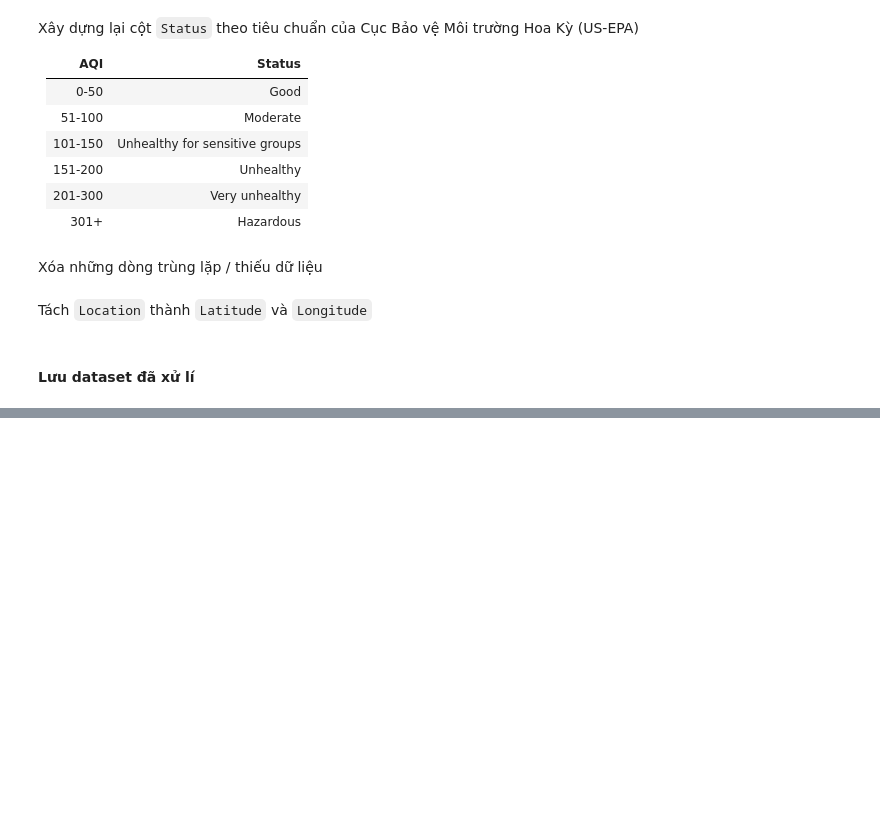
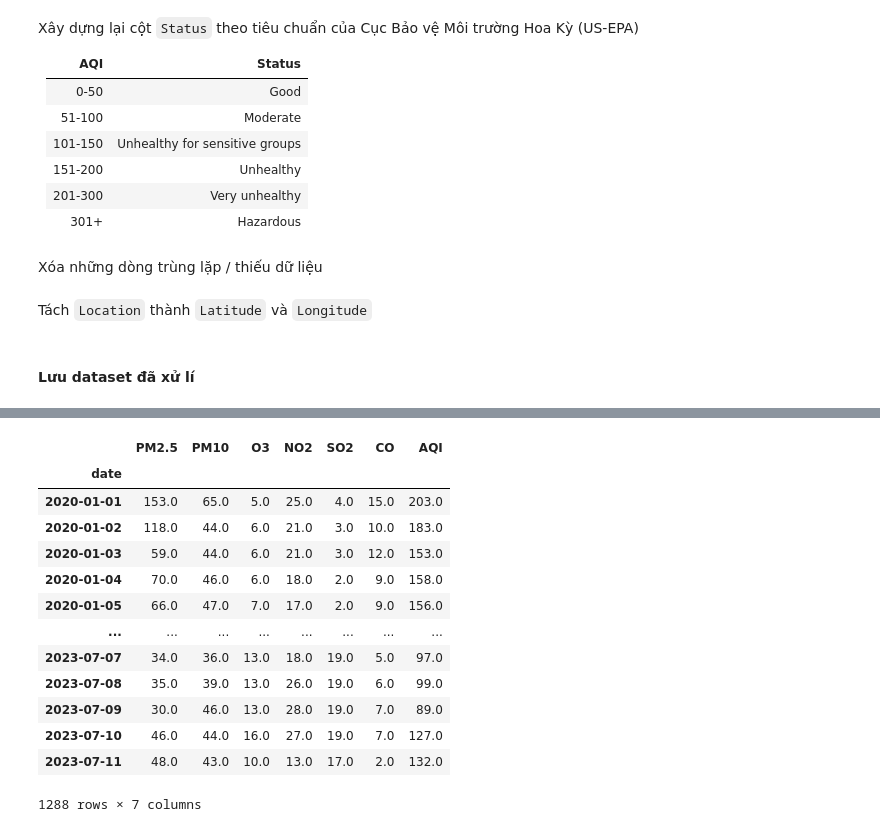
Before and after one commit to VienHaiYen/Air-Quality-In-VietNam, a Jupyter notebook: air_quality-vietnam/preprocess.ipynb, the cells around one changed output, grey strips where cells are left out. Cells and saved outputs as stored; diff of their text form; code cells hidden in the pictures; blank space fills up the shorter version.

```diff
--- a/air_quality-vietnam/preprocess.ipynb
+++ b/air_quality-vietnam/preprocess.ipynb
@@ -226,0 +324,3 @@ df.to_csv("./processed.csv", index=False)
+# %%
+df_HN = df_HN.asfreq('D')
+df_HN.isna().sum()
@@ -226,0 +335,19 @@ df.to_csv("./processed.csv", index=False)
+# %%
+for index, row in df_HN.iterrows():
+    year = index.year
+    month = index.month
+
+    # Xác định ngày cuối cùng của tháng trong df_HN
+    last_day_of_month = pd.Timestamp(year, month, 1) + pd.offsets.MonthEnd()
+
+    # Kiểm tra ngày cuối cùng của tháng có trong chỉ mục của monthly_mean hay không
+    if last_day_of_month in monthly_mean.index:
+        mean_row = monthly_mean.loc[last_day_of_month]
+
+        # Lặp qua các cột và điền giá trị NaN
+        for col in df_HN.columns:
+            if pd.isna(row[col]):
+                df_HN.at[index, col] = mean_row[col]
+
+
+df_HN.isna().sum()
@@ -226,0 +379,7 @@ df.to_csv("./processed.csv", index=False)
+# %%
+df_HN['AQI'] = np.full(df_HN.shape[0], np.nan)
+# %%
+# Đánh dấu các dòng có giá trị AQI không khả dụng và tính toán AQI cho chúng
+aqi_na_rows = df_HN['AQI'].isna()
+df_HN.loc[aqi_na_rows, 'AQI'] = df_HN[aqi_na_rows].apply(calculate_aqi, axis=1)
+df_HN.AQI
@@ -226,0 +400,17 @@ df.to_csv("./processed.csv", index=False)
+# %%
+df_HN
+# %% [output]
+|  | PM2.5 | PM10 | O3 | NO2 | SO2 | CO | AQI |
+| date |  |  |  |  |  |  |  |
+| 2020-01-01 | 153.0 | 65.0 | 5.0 | 25.0 | 4.0 | 15.0 | 203.0 |
+| 2020-01-02 | 118.0 | 44.0 | 6.0 | 21.0 | 3.0 | 10.0 | 183.0 |
+| 2020-01-03 | 59.0 | 44.0 | 6.0 | 21.0 | 3.0 | 12.0 | 153.0 |
+| 2020-01-04 | 70.0 | 46.0 | 6.0 | 18.0 | 2.0 | 9.0 | 158.0 |
+| 2020-01-05 | 66.0 | 47.0 | 7.0 | 17.0 | 2.0 | 9.0 | 156.0 |
+| ... | ... | ... | ... | ... | ... | ... | ... |
+| 2023-07-07 | 34.0 | 36.0 | 13.0 | 18.0 | 19.0 | 5.0 | 97.0 |
+| 2023-07-08 | 35.0 | 39.0 | 13.0 | 26.0 | 19.0 | 6.0 | 99.0 |
+| 2023-07-09 | 30.0 | 46.0 | 13.0 | 28.0 | 19.0 | 7.0 | 89.0 |
+| 2023-07-10 | 46.0 | 44.0 | 16.0 | 27.0 | 19.0 | 7.0 | 127.0 |
+| 2023-07-11 | 48.0 | 43.0 | 10.0 | 13.0 | 17.0 | 2.0 | 132.0 |
+1288 rows × 7 columns
```
Also changed, not shown: parts of 14 cells of this notebook, 4 other files.
